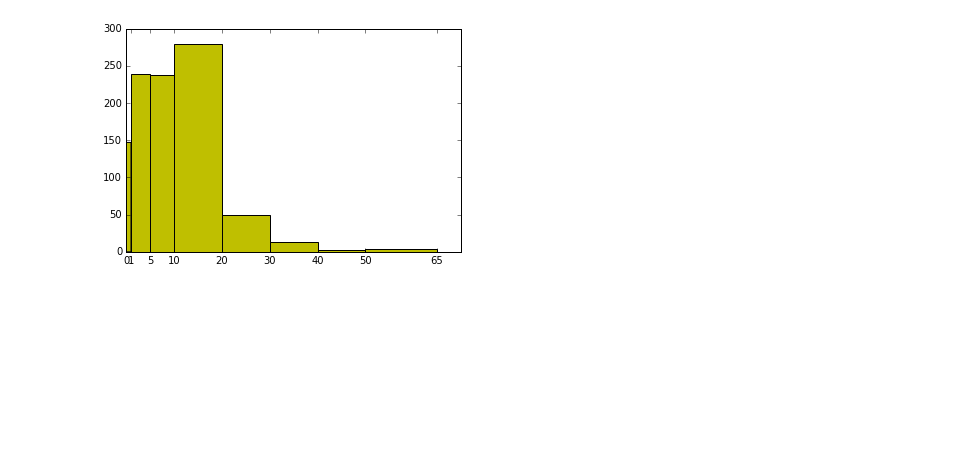
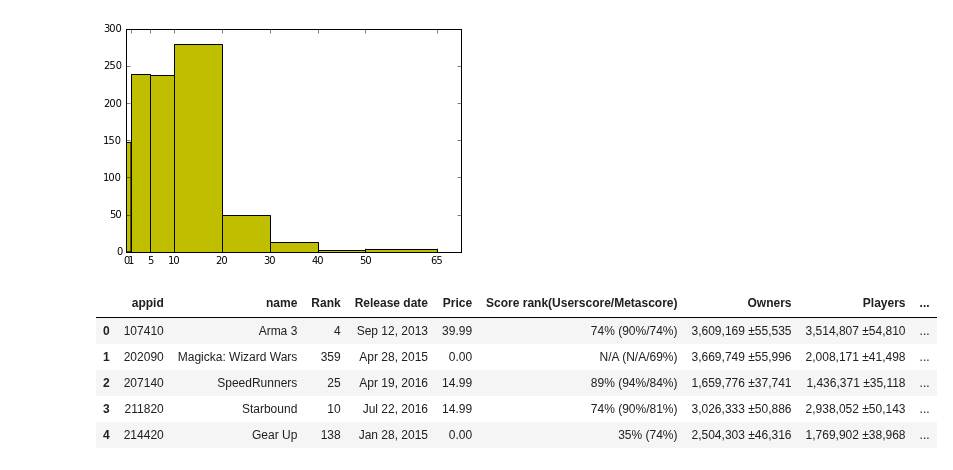
Before and after one commit to UNCG-CSE/SteamConnect, a Jupyter notebook: code/early_access_sorting.ipynb, the cells around one changed output. Saved outputs shown, nothing was run; the diff lists cells and outputs as text; code cells hidden in the pictures; blank space fills up the shorter version.

Commit message:
wrangled release year and score

```diff
--- a/code/early_access_sorting.ipynb
+++ b/code/early_access_sorting.ipynb
@@ -153,3 +153,13 @@ plt.xticks(bins)
 plt.show()
 # %% [output]
 [figure]
+# %%
+ex_early_access_merged['year'] = ex_early_access_merged['Release date'].str.split(',').str[1]
+ex_early_access_merged.head()
+# %% [output]
+|  | appid | name | Rank | Release date | Price | Score rank(Userscore/Metascore) | Owners | Players | ... |
+| 0 | 107410 | Arma 3 | 4 | Sep 12, 2013 | 39.99 | 74% (90%/74%) | 3,609,169 ±55,535 | 3,514,807 ±54,810 | ... |
+| 1 | 202090 | Magicka: Wizard Wars | 359 | Apr 28, 2015 | 0.00 | N/A (N/A/69%) | 3,669,749 ±55,996 | 2,008,171 ±41,498 | ... |
+| 2 | 207140 | SpeedRunners | 25 | Apr 19, 2016 | 14.99 | 89% (94%/84%) | 1,659,776 ±37,741 | 1,436,371 ±35,118 | ... |
+| 3 | 211820 | Starbound | 10 | Jul 22, 2016 | 14.99 | 74% (90%/81%) | 3,026,333 ±50,886 | 2,938,052 ±50,143 | ... |
+| 4 | 214420 | Gear Up | 138 | Jan 28, 2015 | 0.00 | 35% (74%) | 2,504,303 ±46,316 | 1,769,902 ±38,968 | ... |
```
Also changed, not shown: parts of 3 cells of this notebook.
